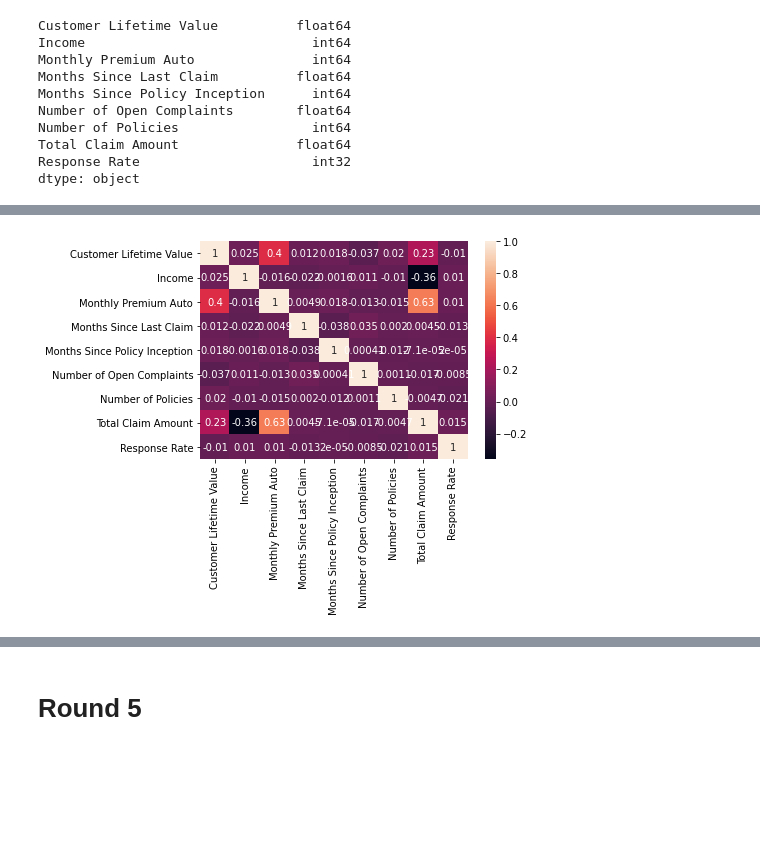
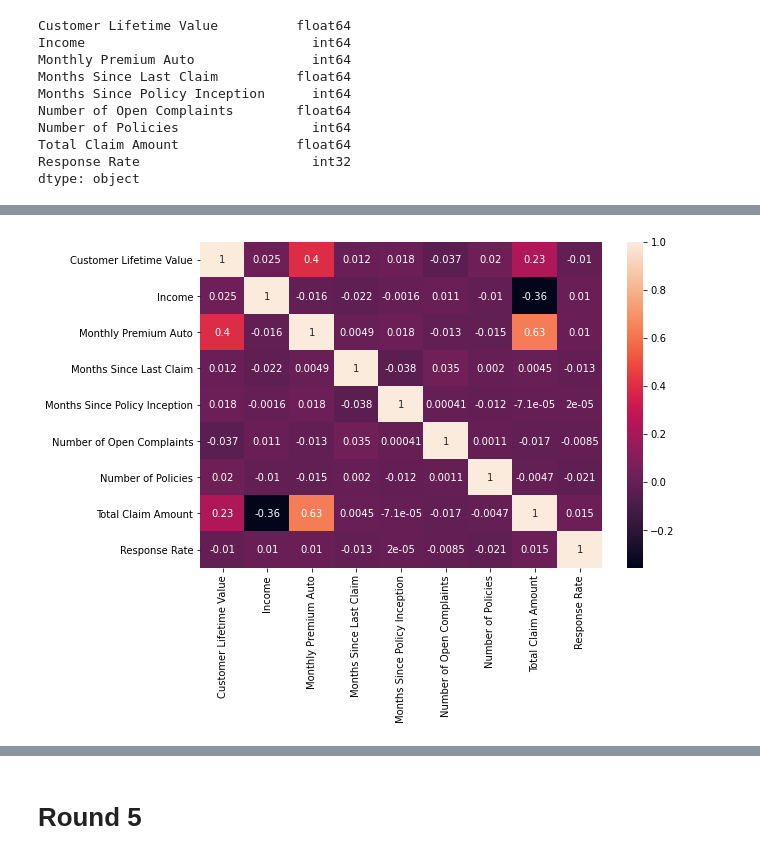
Before and after one commit to RebeccaSaalfeld/lab-customer-analysis-round-2, a Jupyter notebook: Customer Analysis Round 2.ipynb, the cells around one changed output, grey strips where cells are left out. Cells and saved outputs as stored; diff of their text form; code cells hidden in the pictures; blank space fills up the shorter version.

```diff
--- a/Customer Analysis Round 2.ipynb
+++ b/Customer Analysis Round 2.ipynb
@@ -484,9 +485,10 @@ plt.show()
 # %%
 correlations_matrix = num_data.corr()
+fig, ax = plt.subplots(figsize=(9, 6))
 sns.heatmap(correlations_matrix, annot=True)
 plt.show()
 # %% [output]
-[figure, old version]
+[figure, new version]
 # %%
 pd.DataFrame(num_data).corr()
 # %% [output]
```
Also changed, not shown: parts of 38 cells of this notebook, 1 other file.
